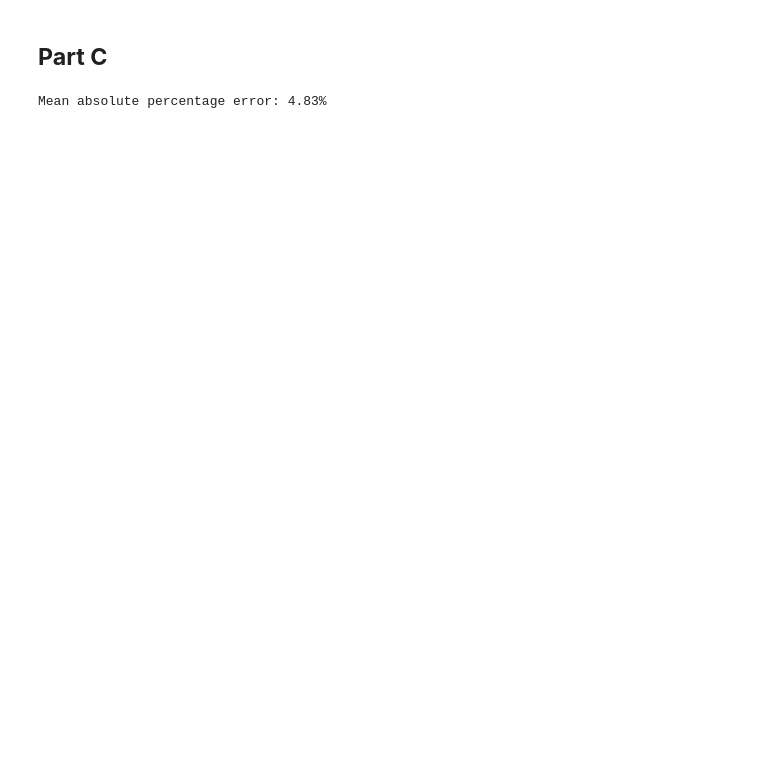
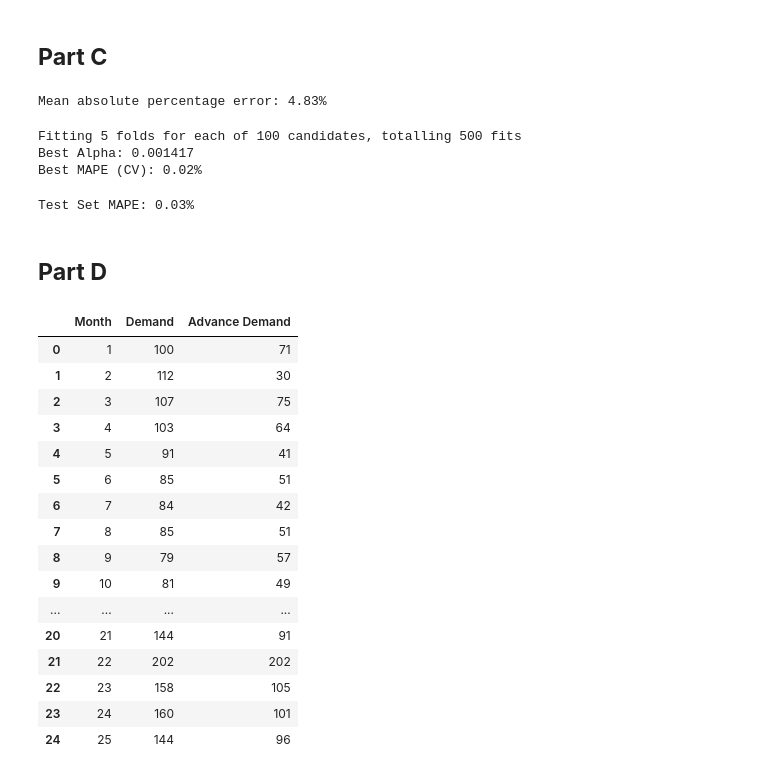
Before and after one commit to lucas-ben/mba-business-analytics, a Jupyter notebook: courses/predictive-modelling/assignment_one.ipynb, the cells around one changed output. Cells and saved outputs as stored; diff of their text form; code cells hidden in the pictures; blank space fills up the shorter version.

```diff
--- a/courses/predictive-modelling/assignment_one.ipynb
+++ b/courses/predictive-modelling/assignment_one.ipynb
@@ -182,3 +193,65 @@ mape = mean_absolute_percentage_error(y_test, predictions) * 100
 print(f"Mean absolute percentage error: {mape:.2f}%")
 # %% [output]
 Mean absolute percentage error: 4.83%
+# %%
+mape_scorer = make_scorer(mean_absolute_percentage_error, greater_is_better=False)
+
+param_grid = {
+    'alpha': np.logspace(-6, 2, 100)  # 100 values from 10^-6 to 10^2
+}
+
+grid_search = GridSearchCV(
+    estimator=lasso,
+    param_grid=param_grid,
+    scoring=mape_scorer,        # Use MAPE as scoring metric
+    cv=5,                       # 5-fold cross-validation
+    verbose=1,                  # Show progress
+    n_jobs=-1,                  # Use all CPU cores
+    return_train_score=True     # Also return training scores
+)
+
+grid_search.fit(X_train, y_train)
+
+best_alpha = grid_search.best_params_['alpha']
+best_mape_cv = -grid_search.best_score_ * 100  # Convert to positive percentage
+
+print(f"Best Alpha: {best_alpha:.6f}")
+print(f"Best MAPE (CV): {best_mape_cv:.2f}%")
+# %% [output]
+Fitting 5 folds for each of 100 candidates, totalling 500 fits
+Best Alpha: 0.001417
+Best MAPE (CV): 0.02%
+# %%
+best_model = grid_search.best_estimator_
+predictions = best_model.predict(X_test)
+test_mape = mean_absolute_percentage_error(y_test, predictions) * 100
+print(f"Test Set MAPE: {test_mape:.2f}%")
+# %% [output]
+Test Set MAPE: 0.03%
+# %% [markdown]
+## **Part D**
+# %%
+data = {
+    'Month': [1, 2, 3, 4, 5, 6, 7, 8, 9, 10, 11, 12, 13, 14, 15, 16, 17, 18, 19, 20, 21, 22, 23, 24, 25],
+    'Demand': [100, 112, 107, 103, 91, 85, 84, 85, 79, 81, 134, 86, 99, 89, 111, 114, 118, 163, 193, 143, 144, 202, 158, 160, 144],
+    'Advance Demand': [71, 30, 75, 64, 41, 51, 42, 51, 57, 49, 134, 52, 99, 56, 81, 79, 73, 163, 193, 99, 91, 202, 105, 101, 96]
+}
+data = pd.DataFrame(data)
+# %% [output]
+|  | Month | Demand | Advance Demand |
+| 0 | 1 | 100 | 71 |
+| 1 | 2 | 112 | 30 |
+| 2 | 3 | 107 | 75 |
+| 3 | 4 | 103 | 64 |
+| 4 | 5 | 91 | 41 |
+| 5 | 6 | 85 | 51 |
+| 6 | 7 | 84 | 42 |
+| 7 | 8 | 85 | 51 |
+| 8 | 9 | 79 | 57 |
+| 9 | 10 | 81 | 49 |
+| ... | ... | ... | ... |
+| 20 | 21 | 144 | 91 |
+| 21 | 22 | 202 | 202 |
+| 22 | 23 | 158 | 105 |
+| 23 | 24 | 160 | 101 |
+| 24 | 25 | 144 | 96 |
```
Also changed, not shown: parts of 7 cells of this notebook.
